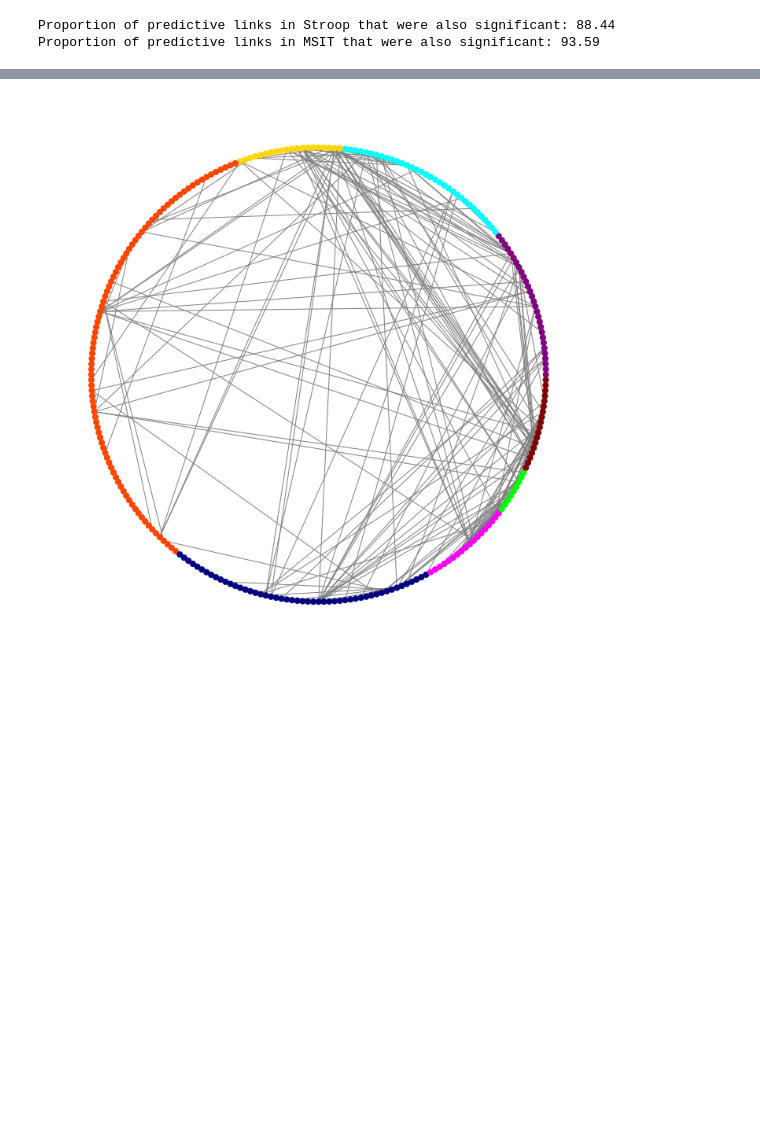
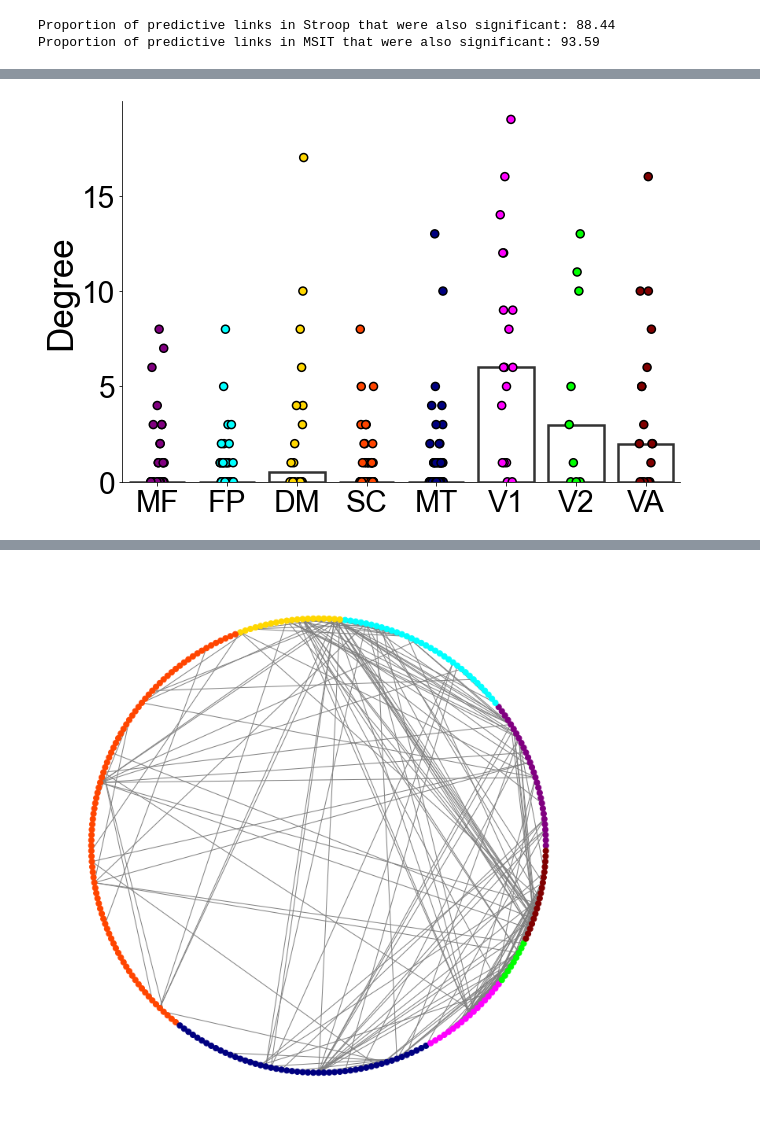
Before and after one commit to CoAxLab/cofluctuating-task-connectivity, a Jupyter notebook: notebooks/08-edgewise_predictions.ipynb, the cells around one changed output, grey strips where cells are left out. Cells and saved outputs as stored; diff of their text form; code cells hidden in the pictures; blank space fills up the shorter version.

```diff
--- a/notebooks/08-edgewise_predictions.ipynb
+++ b/notebooks/08-edgewise_predictions.ipynb
@@ -221,3 +221,19 @@ plt.savefig("../plots/predictions_training_msit.pdf", dpi=300)
+# %%
+mask_all_edges = (mask_1) & (mask_2) & (mask_3) & (mask_4)
+degree_df = pd.DataFrame({'rsn': rsn_networks, 'degree':np.sum(squareform(mask_all_edges), axis=1)})
+fig, ax = plt.subplots(figsize=(10,7))
+g = sns.stripplot(x='rsn', y='degree', hue='rsn', data=degree_df, ax=ax,
+              size=8, edgecolor="black", linewidth=1.5, c="red", palette=rsn_norm_colors)
+sns.barplot(x='rsn', y='degree', data=degree_df, ci=False, linewidth=2.5, facecolor=(1, 1, 1, 0),
+                 errcolor=".2", edgecolor=".2", estimator=np.median, ax=ax)
+ax.set_xlabel("")
+ax.set_ylabel("Degree", size=35)
+ax.set_xticklabels(["MF", "FP", "DM", "SC", "MT", "V1", "V2", "VA"])
+ax.tick_params(labelsize=30)
+plt.legend([],[], frameon=False)
+sns.despine()
+# %% [output]
+[figure, added]
 # %%
 mask_all_edges = (mask_1) & (mask_2) & (mask_3) & (mask_4)
 degree_df = pd.DataFrame({'rsn': rsn_networks, 'degree':np.sum(squareform(mask_all_edges), axis=1)})
```
Also changed, not shown: parts of 3 cells of this notebook, 2 other files.
